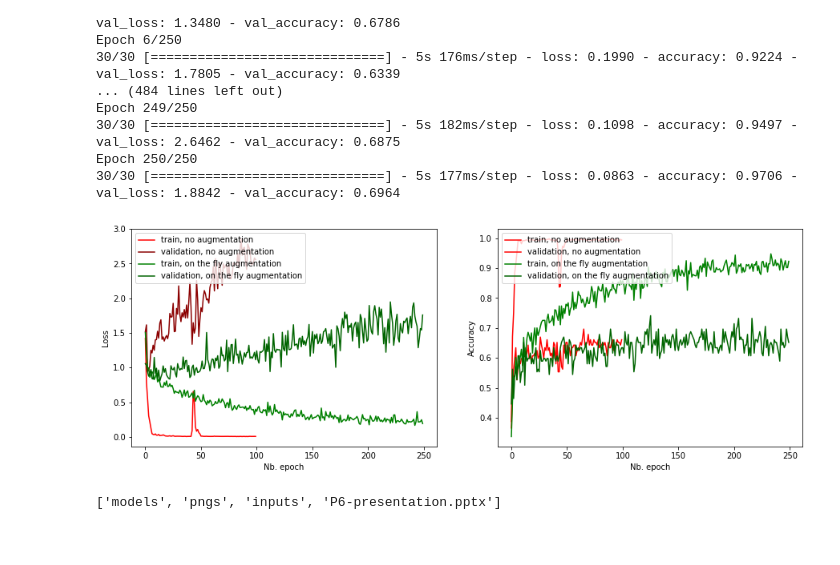
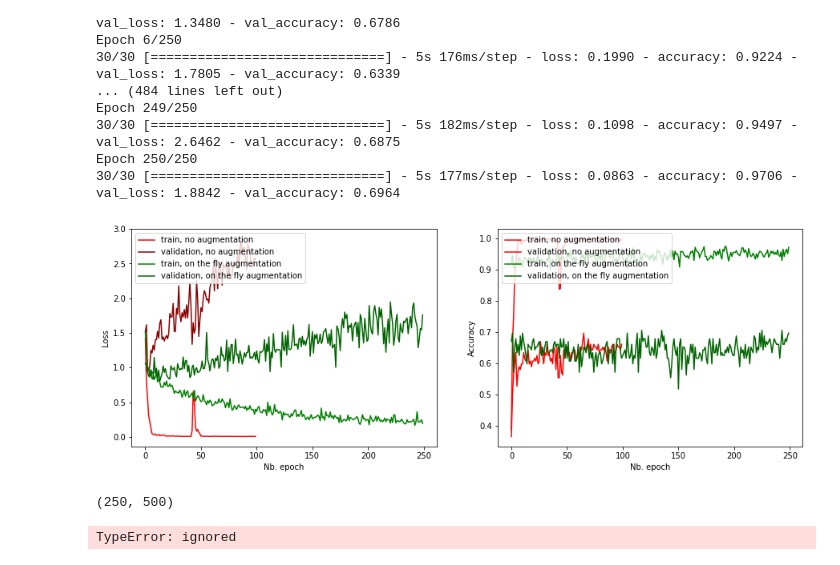
Before and after one commit to Jeremynadal33/classify_stanford_dogs, a Jupyter notebook: baseline.ipynb, the cells around one changed output. Saved outputs shown, nothing was run; the diff lists cells and outputs as text; code cells hidden in the pictures.

```diff
--- a/baseline.ipynb
+++ b/baseline.ipynb
@@ -408,0 +610,17 @@ _________________________________________________________________
+# %%
+#Re-define the same model but train it with data augmentation
+input_shape = (150,150, 3)
+batch_size = 16
+
+model = create_cnn(input_shape=input_shape, output_length=len(baseline_species),
+                   nb_cnn=3, nb_filters = 64, activation_cnn = 'relu',
+                   model_transfert = None, fine_tune = False,
+                   nb_FC_layer = 3, nb_FC_neurons = 512, reducing = True, activation_FC = 'relu',
+                   dropout = False,
+                   name = 'my_cnn_model'
+                   )
+model.compile(loss='categorical_crossentropy',
+              optimizer='adam',
+              metrics=['accuracy'])
+
+model.summary()
@@ -408,0 +645,8 @@ _________________________________________________________________
+# %%
+history_aug = model.fit_generator(generator=train_generator,
+                                  steps_per_epoch=STEP_SIZE_TRAIN,
+                        validation_data=validation_generator,
+                        validation_steps=STEP_SIZE_VALID,
+                        epochs=50,
+                        #callbacks=get_callbacks()
+                        )
@@ -547,35 +844,42 @@ model_vgg19.save(root_dir+'models/vgg19.h5')
 # %%
 #Light color for train and dark for validation
 #Green for augmentation and red for no augmentation
 
 fig, axes = plt.subplots(1, 2, figsize=(15,5), sharex=False)
 
 
 axes[0].plot(history_no_aug.history['loss'], label='train, no augmentation ',color = 'red')
 axes[0].plot(history_no_aug.history['val_loss'], label='validation, no augmentation',color = 'darkred')
 axes[0].plot(history_aug.history['loss'], label='train, on the fly augmentation ', color='green')
 axes[0].plot(history_aug.history['val_loss'], label='validation, on the fly augmentation', color='darkgreen')
 
 axes[0].set_ylabel('Loss')
 axes[0].set_xlabel('Nb. epoch')
 #axes[0].title('Loss for 4 species of dogs without data augmentation')
 axes[0].legend(loc='upper left')
 
 
 axes[1].plot(history_no_aug.history['accuracy'], label='train, no augmentation ',color = 'red')
 axes[1].plot(history_no_aug.history['val_accuracy'], label='validation, no augmentation',color = 'red')
-axes[1].plot(history_aug.history['accuracy'], label='train, on the fly augmentation ', color='green')
-axes[1].plot(history_aug.history['val_accuracy'], label='validation, on the fly augmentation', color='darkgreen')
+
+
+axes[1].plot(history_aug_bis.history['accuracy'], label='train, on the fly augmentation ', color='green')
+axes[1].plot(history_aug_bis.history['val_accuracy'], label='validation, on the fly augmentation', color='darkgreen')
 
 axes[1].set_ylabel('Accuracy')
 axes[1].set_xlabel('Nb. epoch')
 #axes[1].title('Accuracy for 4 species of dogs without data augmentation')
 axes[1].legend(loc='upper left')
 
+plt.savefig(root_dir+'pngs/train_vgg_aug_no_aug.png')
 plt.show()
 # %% [output]
-[figure, old version]
+[figure, new version]
 # %%
-os.listdir(root_dir)
+len(history_aug.history['accuracy']),len(history_aug.history['accuracy'])+len(history_aug_bis.history['accuracy'])
 # %% [output]
-['models', 'pngs', 'inputs', 'P6-presentation.pptx']
+(250, 500)
+# %%
+history = history_aug+history_aug_bis
+# %% [output]
+TypeError: ignored
```
Also changed, not shown: parts of 14 cells of this notebook.
